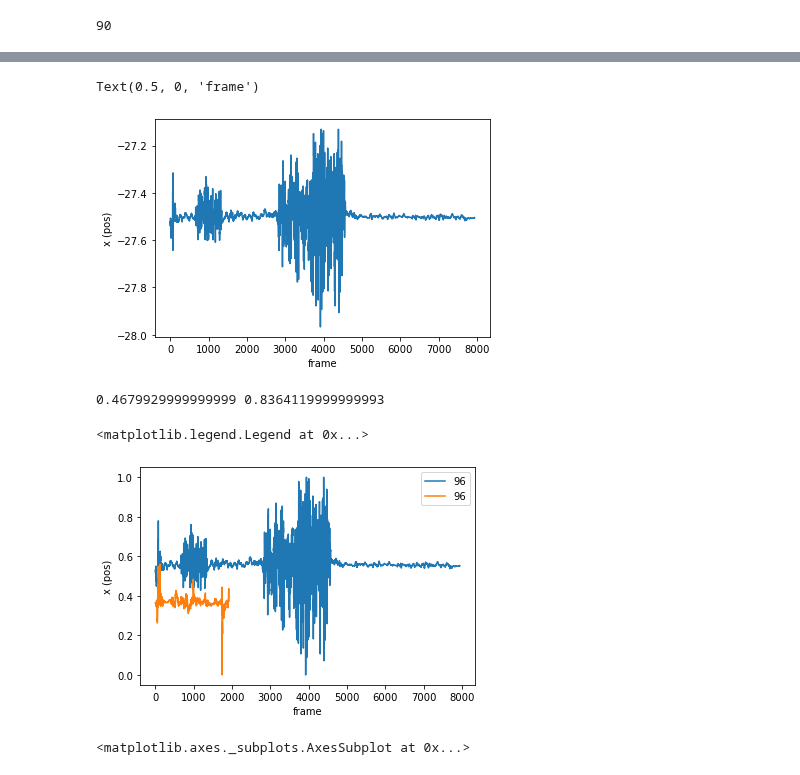
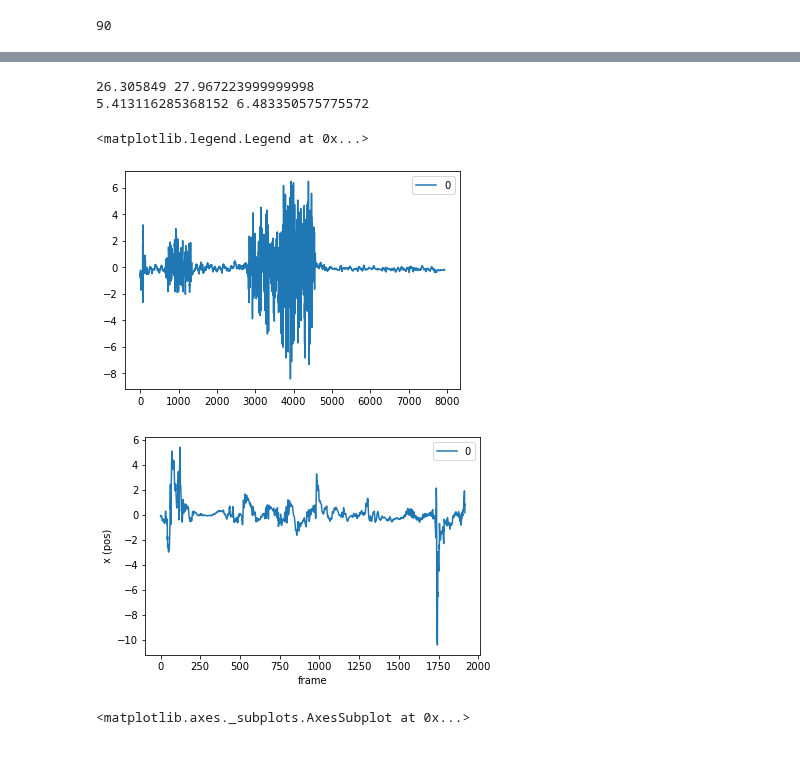
Before and after one commit to Gwyrm/emoove, a Jupyter notebook: python/test_modelisation.ipynb, the cells around one changed output, grey strips where cells are left out. Saved outputs shown, nothing was run; the diff lists cells and outputs as text; code cells hidden in the pictures.

```diff
--- a/python/test_modelisation.ipynb
+++ b/python/test_modelisation.ipynb
@@ -129,41 +151,34 @@ print(list_csv)
 # %%
 f = 'marche_p_5Char00.bvh.csv'
 m_p5_md = pd.read_csv(path_csv_data + '/' + f)['96']
 
 f = 'marcheChar00.bvh.csv'
 m_md = pd.read_csv(path_csv_data + '/' + f)['96']
 
+print(max(abs(m_md)), max(abs(m_p5_md)))
+
+m_p5_md = pd.DataFrame(sklearn.preprocessing.scale(m_p5_md))
+m_md = pd.DataFrame(sklearn.preprocessing.scale(m_md))
+
+#m_p5_md = m_p5_md + abs(min(m_p5_md))
+#m_md = m_md + abs(min(m_md))
+
+print(max(m_md[0]), max(m_p5_md[0]))
+
+#m_p5_md_norm = m_p5_md / max(m_p5_md)
+#m_md_norm = m_md / max(m_p5_md)
+
 m_p5_md.plot()
-#m_md.plot()
+m_md.plot()
 plt.ylabel('x (pos)')
 plt.xlabel('frame')
+plt.legend()
 # %% [output]
-Text(0.5, 0, 'frame')
+26.305849 27.967223999999998
+5.413116285368152 6.483350575775572
+<matplotlib.legend.Legend at 0x...>
-[figure, old version]
+[figure, new version]
+[figure, added]
-# %%
-f = 'marche_p_5Char00.bvh.csv'
-m_p5_md = pd.read_csv(path_csv_data + '/' + f)['96']
-
-f = 'marcheChar00.bvh.csv'
-m_md = pd.read_csv(path_csv_data + '/' + f)['96']
-
-m_p5_md = m_p5_md + abs(min(m_p5_md))
-m_md = m_md + abs(min(m_md))
-
-print(max(m_md), max(m_p5_md))
-
-m_p5_md_norm = m_p5_md / max(m_p5_md)
-m_md_norm = m_md / max(m_p5_md)
-
-m_p5_md_norm.plot()
-m_md_norm.plot()
-plt.ylabel('x (pos)')
-plt.xlabel('frame')
-plt.legend()
-# %% [output]
-0.4679929999999999 0.8364119999999993
-<matplotlib.legend.Legend at 0x...>
-[figure, removed]
 # %%
 
 for f in list_csv:
```
Also changed, not shown: parts of 14 cells of this notebook, 23 other files.
